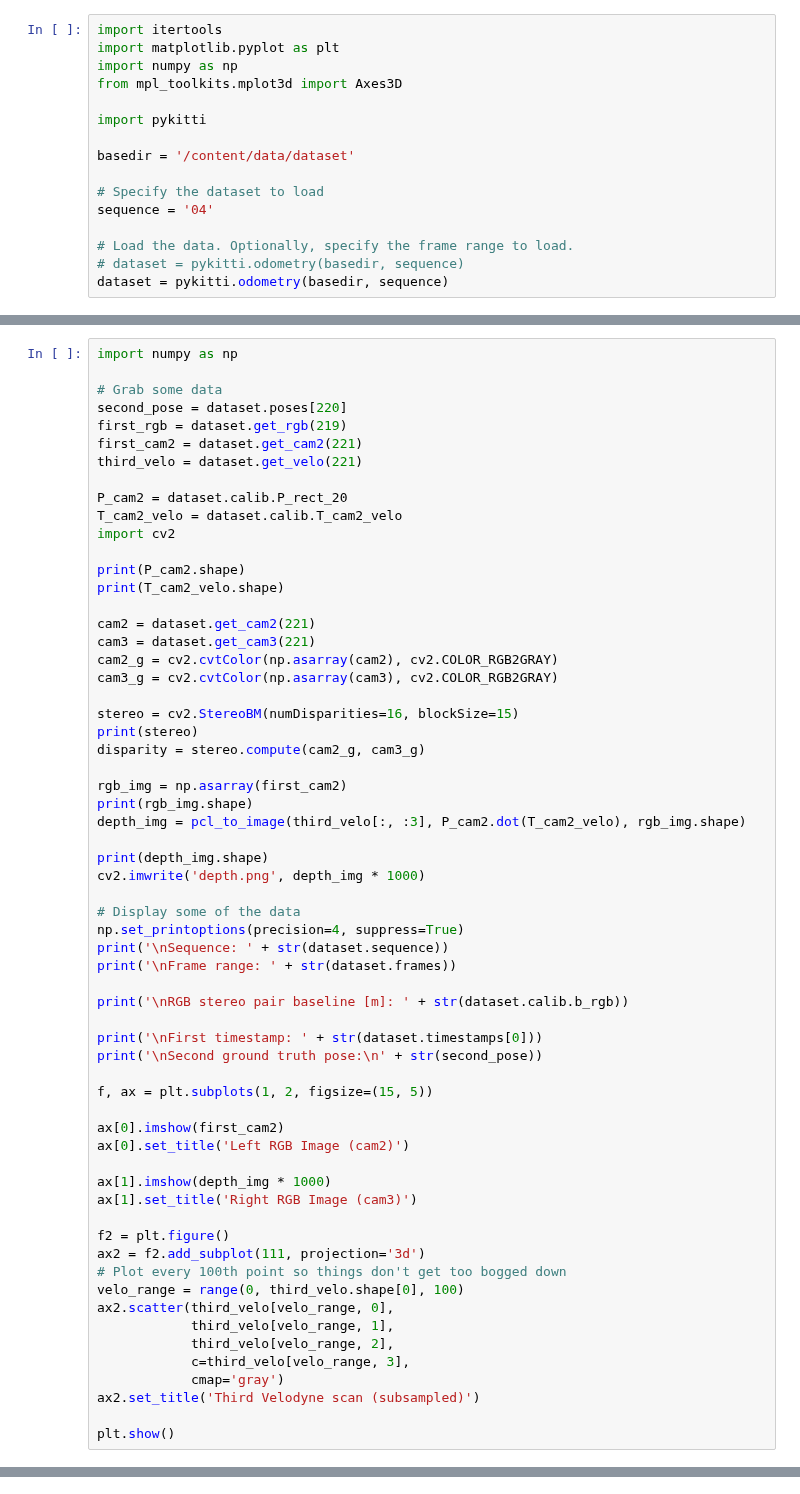
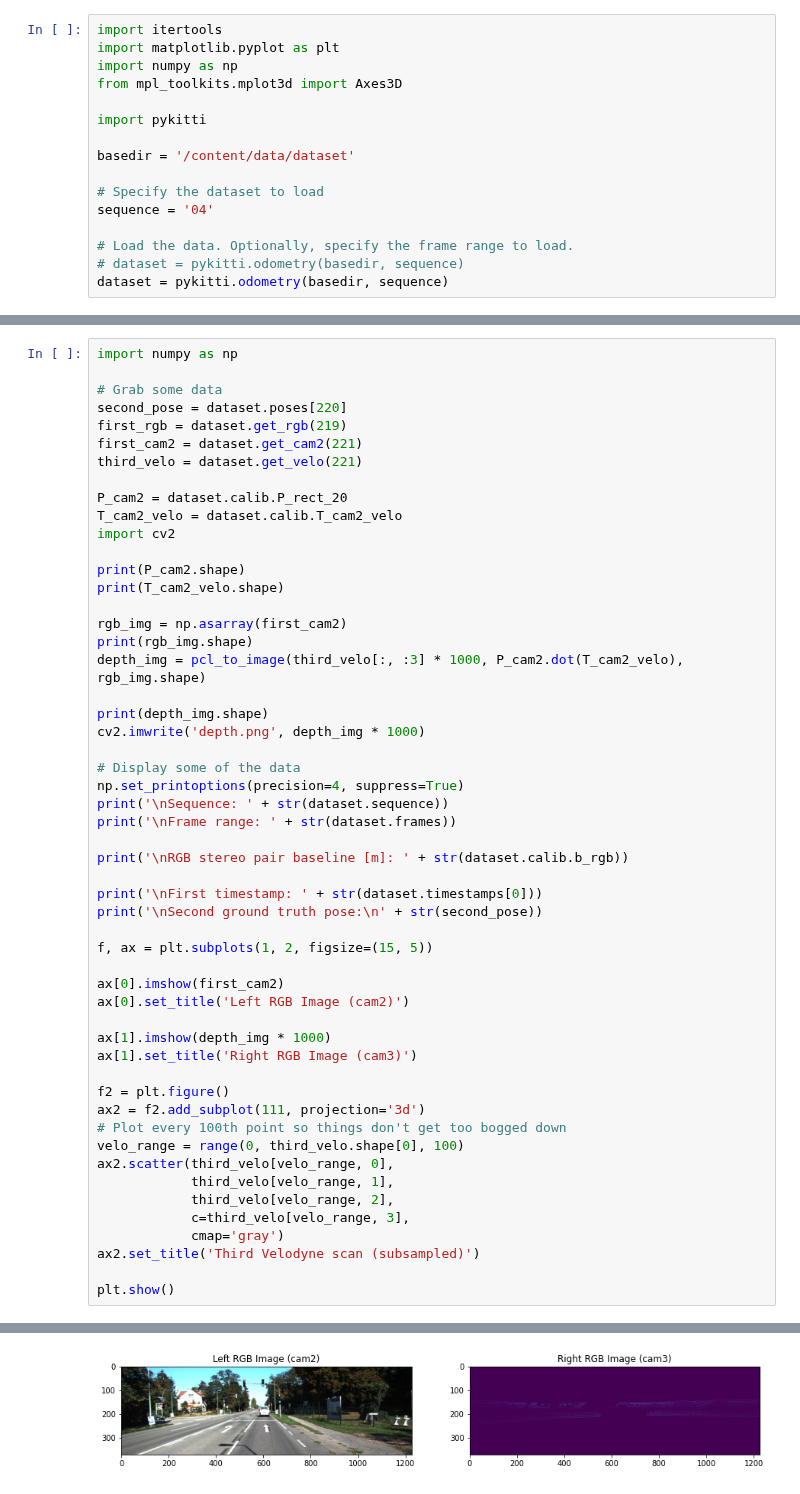
Before and after one commit to juuuuuuuuuu/Semantic-Features, a Jupyter notebook: Kitti.ipynb, the cells around one changed output, grey strips where cells are left out. Drawn from its saved outputs; the diff is of its cells as text.

```diff
--- a/Kitti.ipynb
+++ b/Kitti.ipynb
@@ -116,18 +93,9 @@ import cv2
 print(P_cam2.shape)
 print(T_cam2_velo.shape)
 
-cam2 = dataset.get_cam2(221)
-cam3 = dataset.get_cam3(221)
-cam2_g = cv2.cvtColor(np.asarray(cam2), cv2.COLOR_RGB2GRAY)
-cam3_g = cv2.cvtColor(np.asarray(cam3), cv2.COLOR_RGB2GRAY)
-
-stereo = cv2.StereoBM(numDisparities=16, blockSize=15)
-print(stereo)
-disparity = stereo.compute(cam2_g, cam3_g)
-
 rgb_img = np.asarray(first_cam2)
 print(rgb_img.shape)
-depth_img = pcl_to_image(third_velo[:, :3], P_cam2.dot(T_cam2_velo), rgb_img.shape)
+depth_img = pcl_to_image(third_velo[:, :3] * 1000, P_cam2.dot(T_cam2_velo), rgb_img.shape)
 
 print(depth_img.shape)
 cv2.imwrite('depth.png', depth_img * 1000)
@@ -162,3 +130,4 @@ ax2.scatter(third_velo[velo_range, 0],
 ax2.set_title('Third Velodyne scan (subsampled)')
 
 plt.show()
+# %% [output]
@@ -164,0 +152 @@ plt.show()
+[figure, added]
```
Also changed, not shown: parts of 5 cells of this notebook.
